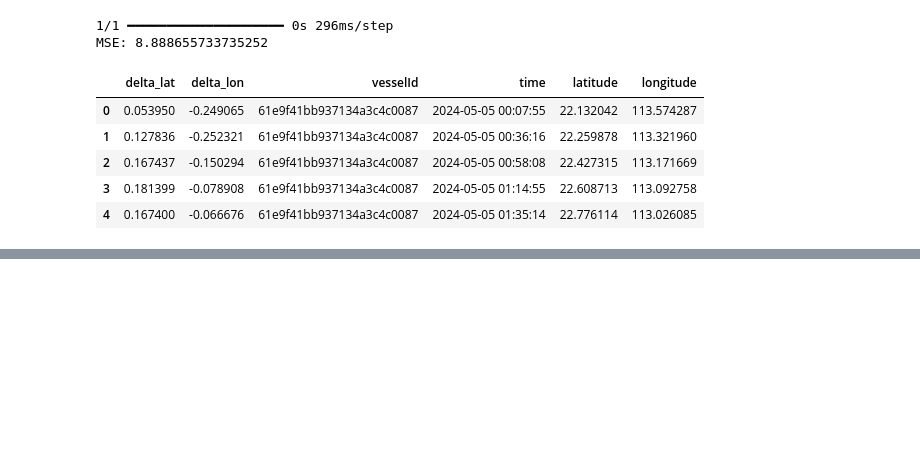
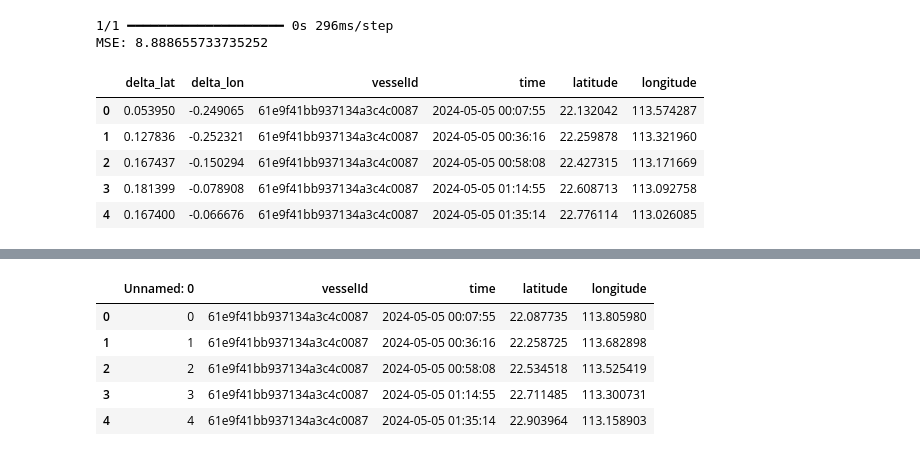
Before and after one commit to baconmoontwist/ML, a Jupyter notebook: rydding/randomforest.ipynb, the cells around one changed output, grey strips where cells are left out. Drawn from its saved outputs; the diff is of its cells as text; code cells hidden in the pictures; blank space fills up the shorter version.

```diff
--- a/rydding/randomforest.ipynb
+++ b/rydding/randomforest.ipynb
@@ -707,3 +708,13 @@ fig = (
     ins.visualize_vessel_movements(df[df["vesselId"] == vessel])
 )
 fig.show()
+# %%
+biggie = pd.read_csv("bigga_nalls.csv", sep="|")
+biggie.head()
+# %% [output]
+|  | Unnamed: 0 | vesselId | time | latitude | longitude |
+| 0 | 0 | 61e9f41bb937134a3c4c0087 | 2024-05-05 00:07:55 | 22.087735 | 113.805980 |
+| 1 | 1 | 61e9f41bb937134a3c4c0087 | 2024-05-05 00:36:16 | 22.258725 | 113.682898 |
+| 2 | 2 | 61e9f41bb937134a3c4c0087 | 2024-05-05 00:58:08 | 22.534518 | 113.525419 |
+| 3 | 3 | 61e9f41bb937134a3c4c0087 | 2024-05-05 01:14:55 | 22.711485 | 113.300731 |
+| 4 | 4 | 61e9f41bb937134a3c4c0087 | 2024-05-05 01:35:14 | 22.903964 | 113.158903 |
```
Also changed, not shown: parts of 8 cells of this notebook.
